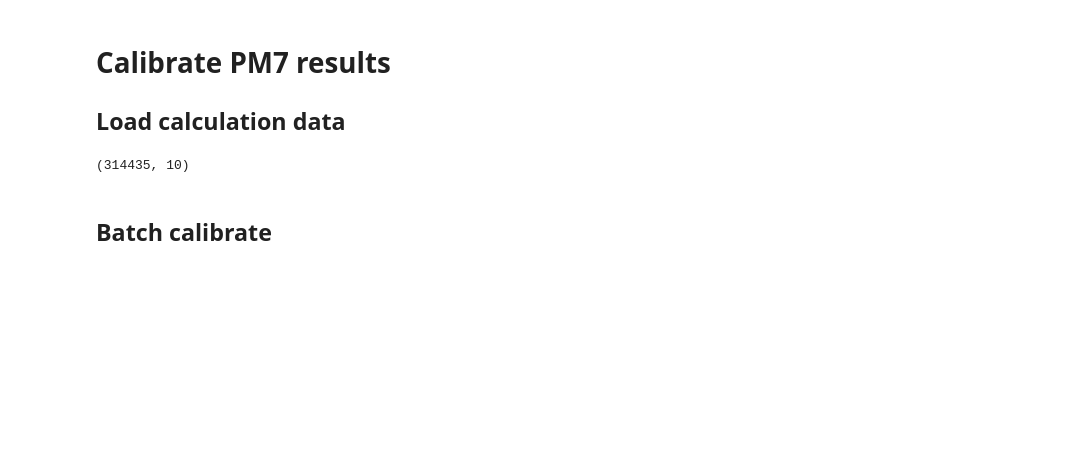
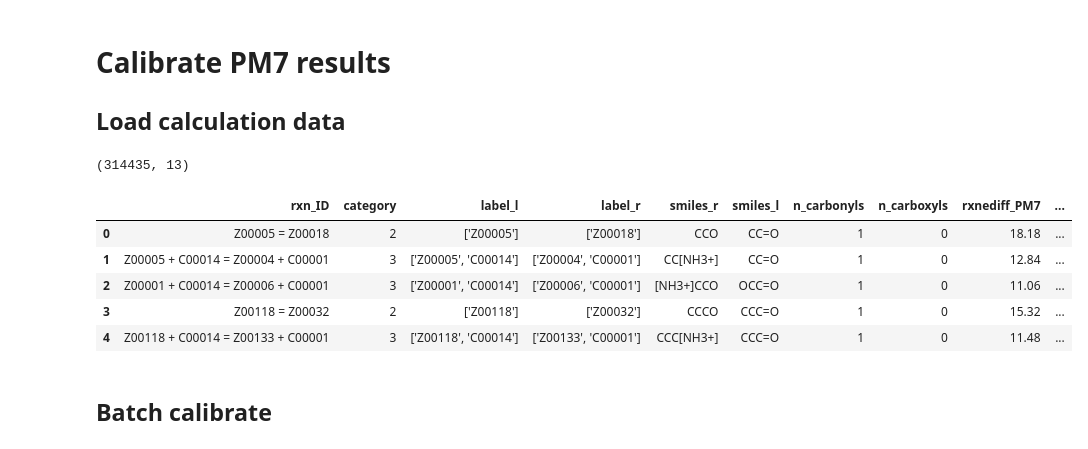
Before and after one commit to aspuru-guzik-group/gp_redox_rxn, a Jupyter notebook: GP_calibration.ipynb, the cells around one changed output. Drawn from its saved outputs; the diff is of its cells as text; code cells hidden in the pictures; blank space fills up the shorter version.

```diff
--- a/GP_calibration.ipynb
+++ b/GP_calibration.ipynb
@@ -179,8 +198,15 @@ plt.show()
 # %%
 df = pd.read_csv('data/redox_results.csv')
 print(df.shape)
+df.head()
 # %% [output]
-(314435, 10)
+(314435, 13)
+|  | rxn_ID | category | label_l | label_r | smiles_r | smiles_l | n_carbonyls | n_carboxyls | rxnediff_PM7 | ... |
+| 0 | Z00005 = Z00018 | 2 | ['Z00005'] | ['Z00018'] | CCO | CC=O | 1 | 0 | 18.18 | ... |
+| 1 | Z00005 + C00014 = Z00004 + C00001 | 3 | ['Z00005', 'C00014'] | ['Z00004', 'C00001'] | CC[NH3+] | CC=O | 1 | 0 | 12.84 | ... |
+| 2 | Z00001 + C00014 = Z00006 + C00001 | 3 | ['Z00001', 'C00014'] | ['Z00006', 'C00001'] | [NH3+]CCO | OCC=O | 1 | 0 | 11.06 | ... |
+| 3 | Z00118 = Z00032 | 2 | ['Z00118'] | ['Z00032'] | CCCO | CCC=O | 1 | 0 | 15.32 | ... |
+| 4 | Z00118 + C00014 = Z00133 + C00001 | 3 | ['Z00118', 'C00014'] | ['Z00133', 'C00001'] | CCC[NH3+] | CCC=O | 1 | 0 | 11.48 | ... |
 # %% [markdown]
 ## Batch calibrate
 # %%
```
Also changed, not shown: parts of 22 cells of this notebook, 1 other file.
